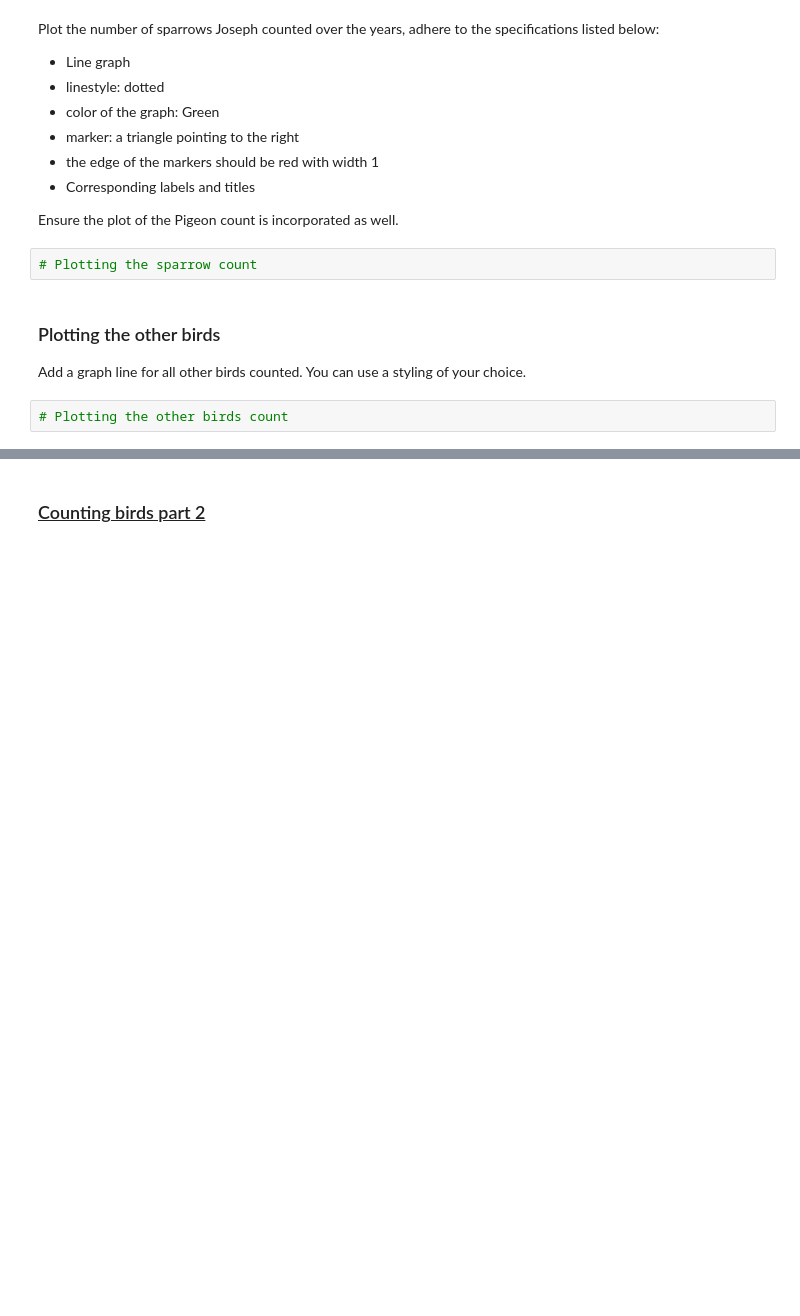
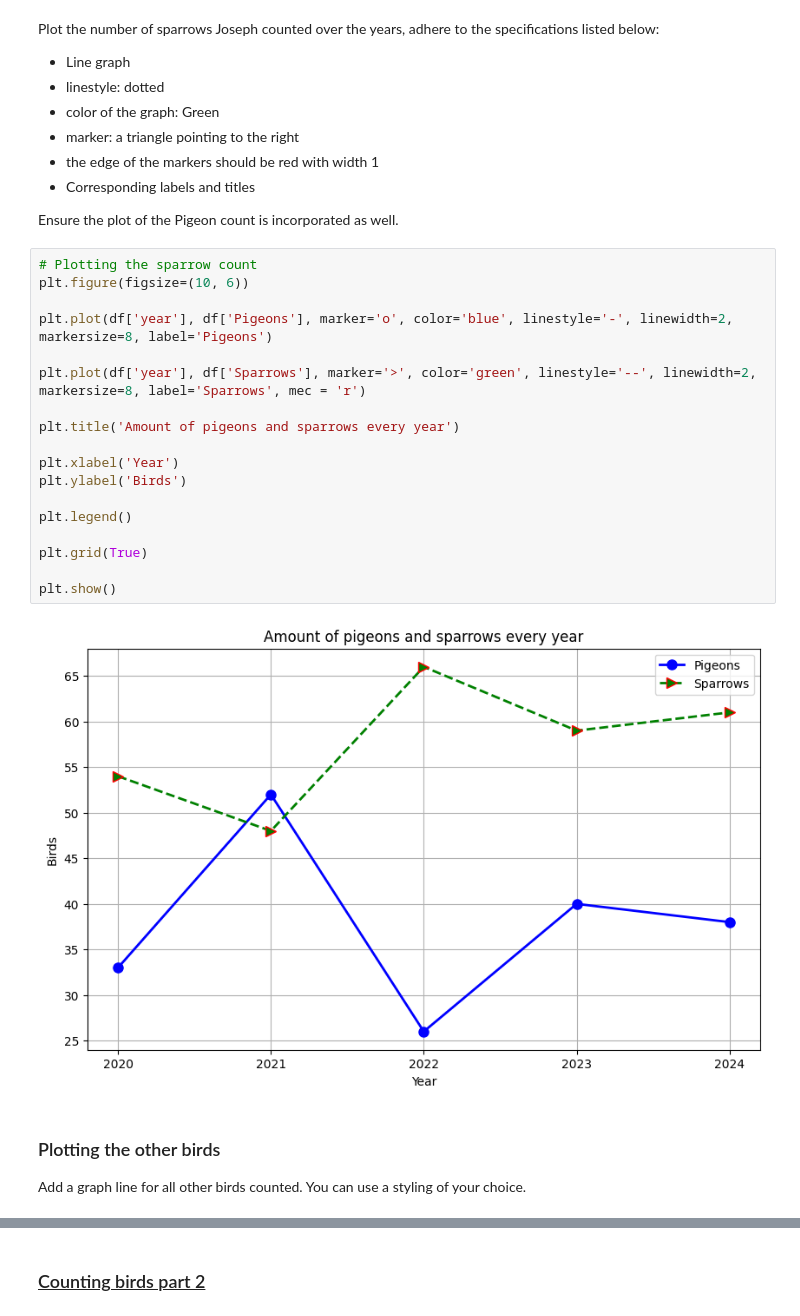
Before and after one commit to iPwnds/Programming-2, a Jupyter notebook: 05-data-processing/03-data_visualization/exercises_visualizations.ipynb, the cells around one changed output, grey strips where cells are left out. Saved outputs shown, nothing was run; the diff lists cells and outputs as text; blank space fills up the shorter version.

```diff
--- a/05-data-processing/03-data_visualization/exercises_visualizations.ipynb
+++ b/05-data-processing/03-data_visualization/exercises_visualizations.ipynb
@@ -48,11 +77,27 @@ Plot the number of sparrows Joseph counted over the years, adhere to the specifi
 * Corresponding labels and titles
 
 Ensure the plot of the Pigeon count is incorporated as well.
-# %%
-# Plotting the sparrow count
+# %%
+# Plotting the sparrow count
+plt.figure(figsize=(10, 6))
+
+plt.plot(df['year'], df['Pigeons'], marker='o', color='blue', linestyle='-', linewidth=2, markersize=8, label='Pigeons')
+
+plt.plot(df['year'], df['Sparrows'], marker='>', color='green', linestyle='--', linewidth=2, markersize=8, label='Sparrows', mec = 'r')
+
+plt.title('Amount of pigeons and sparrows every year')
+
+plt.xlabel('Year')
+plt.ylabel('Birds')
+
+plt.legend()
+
+plt.grid(True)
+
+plt.show()
+# %% [output]
+[figure, added]
 # %% [markdown]
 ### Plotting the other birds
 
 Add a graph line for all other birds counted. You can use a styling of your choice.
-# %%
-# Plotting the other birds count
```
Also changed, not shown: parts of 14 cells of this notebook, 2 other files.
